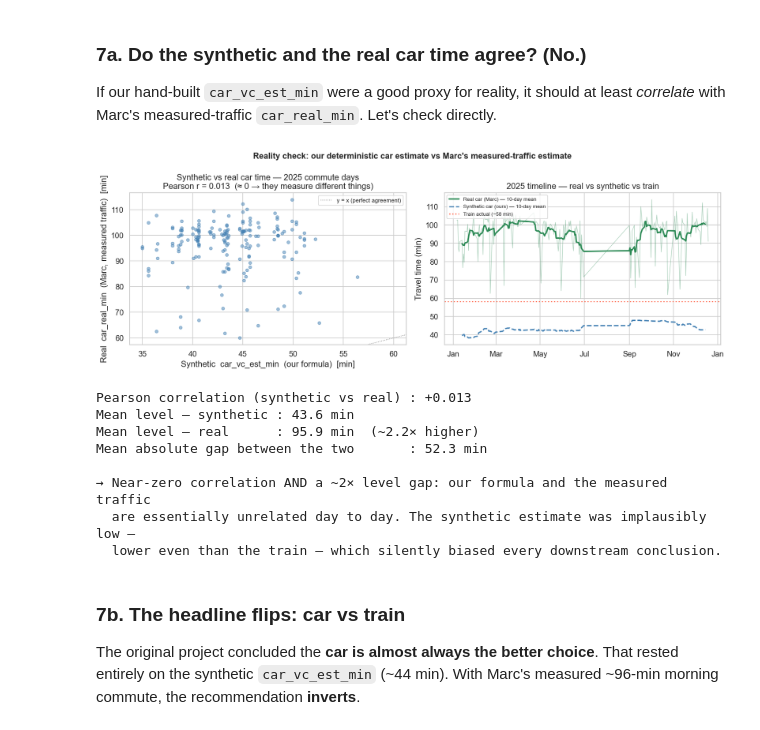
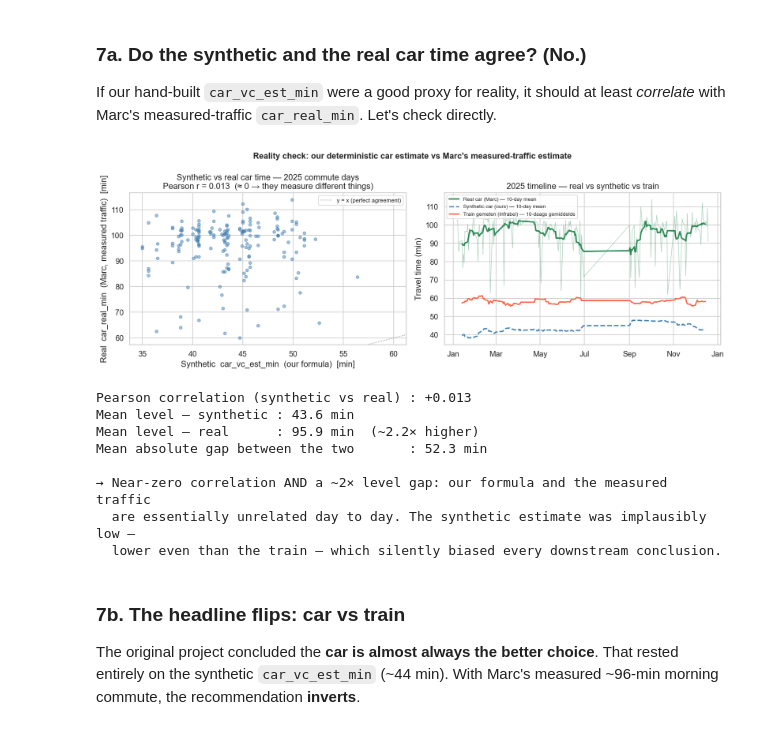
Before and after one commit to MaximeMylle/trafic_forecast_datascience, a Jupyter notebook: 01_data_exploration_combined_v2.ipynb, the cells around one changed output. Drawn from its saved outputs; the diff is of its cells as text; code cells hidden in the pictures.

```diff
--- a/01_data_exploration_combined_v2.ipynb
+++ b/01_data_exploration_combined_v2.ipynb
@@ -1474,36 +1474,36 @@ axes[0].set_ylabel("Real  car_real_min  (Marc, measured traffic)  [min]")
 axes[0].set_title(f"Synthetic vs real car time — 2025 commute days\n"
                   f"Pearson r = {corr:.3f}  (≈ 0 → they measure different things)")
 axes[0].legend(fontsize=9)
 
 # Right: time series overlay with the train line
 axes[1].plot(df_real["date"], df_real["car_real_min"], lw=0.8, alpha=0.4, color="seagreen")
 axes[1].plot(df_real["date"], df_real["car_real_min"].rolling(10, center=True).mean(),
              lw=2.2, color="seagreen", label="Real car (Marc) — 10-day mean")
 axes[1].plot(df_real["date"], df_real["car_vc_est_min"].rolling(10, center=True).mean(),
              lw=2.0, color="steelblue", ls="--", label="Synthetic car (ours) — 10-day mean")
-axes[1].axhline(df_real["train_actual_journey_min"].mean(), color="tomato", lw=1.8, ls=":",
-                label=f"Train actual (~{df_real['train_actual_journey_min'].mean():.0f} min)")
+axes[1].plot(df_real["date"], df_real["train_actual_journey_min"].rolling(10, center=True).mean(),
+             lw=2.0, color="tomato", label="Train gemeten (Infrabel) — 10-daags gemiddelde")
 axes[1].set_ylabel("Travel time (min)")
 axes[1].set_title("2025 timeline — real vs synthetic vs train")
 axes[1].legend(fontsize=8, loc="upper left")
 axes[1].xaxis.set_major_formatter(mdates.DateFormatter("%b"))
 
 fig.suptitle("Reality check: our deterministic car estimate vs Marc's measured-traffic estimate",
              fontsize=13, fontweight="bold")
 plt.tight_layout()
 plt.savefig("data/processed/plot_v2_synth_vs_real.png", bbox_inches="tight")
 plt.show()
 
 print(f"Pearson correlation (synthetic vs real) : {corr:+.3f}")
 print(f"Mean level — synthetic : {df_real['car_vc_est_min'].mean():.1f} min")
 print(f"Mean level — real      : {df_real['car_real_min'].mean():.1f} min  "
       f"(~{df_real['car_real_min'].mean()/df_real['car_vc_est_min'].mean():.1f}× higher)")
 print(f"Mean absolute gap between the two       : {mae_xy:.1f} min")
 print("\n→ Near-zero correlation AND a ~2× level gap: our formula and the measured traffic")
 print("  are essentially unrelated day to day. The synthetic estimate was implausibly low —")
 print("  lower even than the train — which silently biased every downstream conclusion.")
 # %% [output]
-[figure, old version]
+[figure, new version]
 Pearson correlation (synthetic vs real) : +0.013
 Mean level — synthetic : 43.6 min
 Mean level — real      : 95.9 min  (~2.2× higher)
```
Also changed, not shown: 6 other files.
